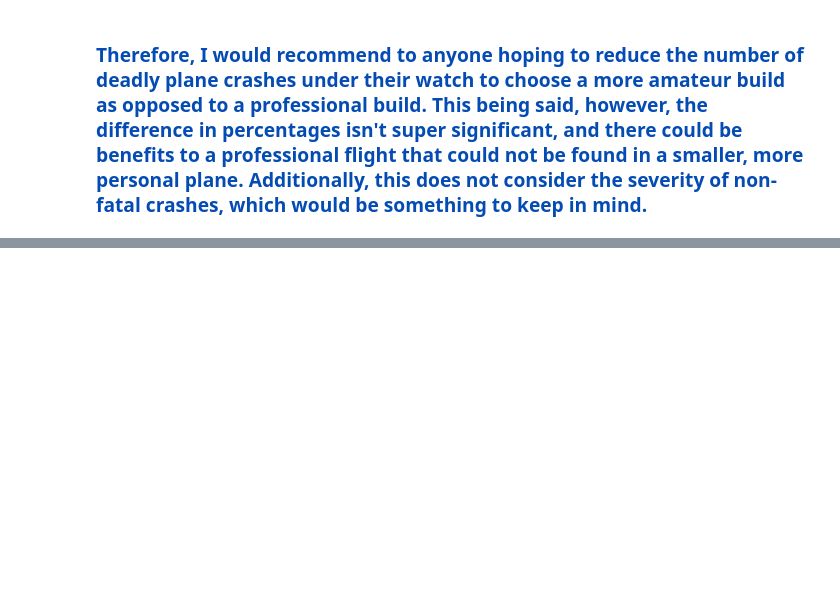
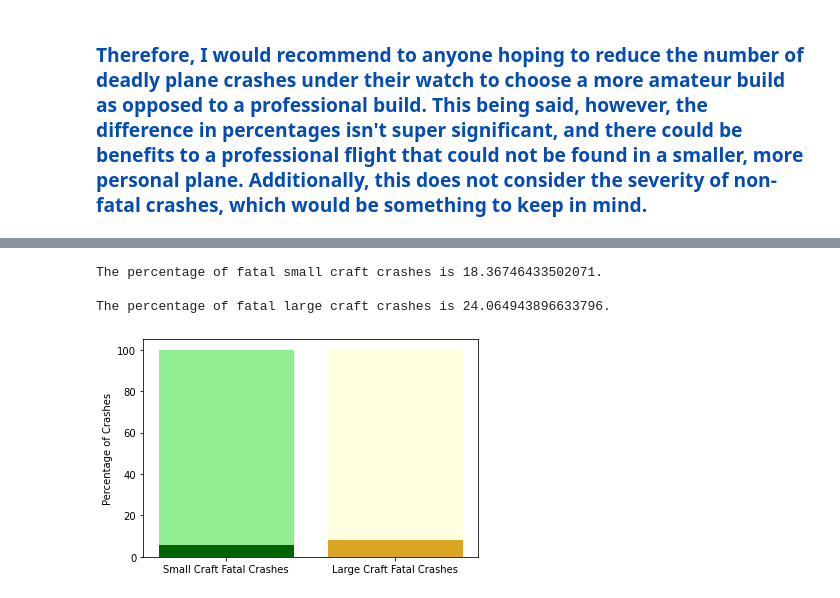
Before and after one commit to a-JAVA-chip-frappuccino/Aviation-Accidents-Analysis, a Jupyter notebook: student.ipynb, the cells around one changed output, grey strips where cells are left out. Cells and saved outputs as stored; diff of their text form; code cells hidden in the pictures; blank space fills up the shorter version.

Commit message:
added models of single- and multi-engine craft

```diff
--- a/student.ipynb
+++ b/student.ipynb
@@ -327,0 +336,10 @@ plt.show()
+# %%
+# combine all one- and two-engine planes into "small planes" category
+
+df['Number.of.Engines'] = df['Number.of.Engines'].apply(lambda value: "Small" if (value == 1.0) else value)
+
+df['Number.of.Engines'] = df['Number.of.Engines'].apply(lambda value: "Large" if (value == 2.0 or value == 3.0 or value == 4.0 or value == 6.0 or value == 8.0) else value)
+# %%
+df_small = df[df['Number.of.Engines'] == 'Small']
+
+df_large = df[df['Number.of.Engines'] == 'Large']
@@ -327,0 +355,32 @@ plt.show()
+# %%
+total_small_fatal = df_small[df_small['Injury.Severity'] == 'Fatal']['Event.Id'].count()
+
+total_large_fatal = df_large[df_large['Injury.Severity'] == 'Fatal']['Event.Id'].count()
+# %%
+percent_small_fatal = total_small_fatal / df_small['Injury.Severity'].count() * 100
+
+percent_large_fatal = total_large_fatal / df_large['Injury.Severity'].count() * 100
+
+print(f"The percentage of fatal small craft crashes is {percent_small_fatal}.")
+
+print("")
+
+print(f"The percentage of fatal large craft crashes is {percent_large_fatal}.")
+# %% [output]
+The percentage of fatal small craft crashes is 18.36746433502071.
+
+The percentage of fatal large craft crashes is 24.064943896633796.
+# %%
+fig, ax = plt.subplots()
+
+ax.bar("Small Craft Fatal Crashes", percent_small_fatal, color = 'darkgreen')
+ax.bar("Small Craft Fatal Crashes", [100 - percent_amateur_fatal], bottom = percent_amateur_fatal, color = 'lightgreen')
+
+ax.bar("Large Craft Fatal Crashes", percent_prof_fatal, color = 'goldenrod')
+ax.bar("Large Craft Fatal Crashes", [100 - percent_prof_fatal], bottom = percent_prof_fatal, color = 'lightyellow')
+
+ax.set_ylabel("Percentage of Crashes")
+
+plt.show()
+# %% [output]
+[figure, added]
```
Also changed, not shown: parts of 12 cells of this notebook.
